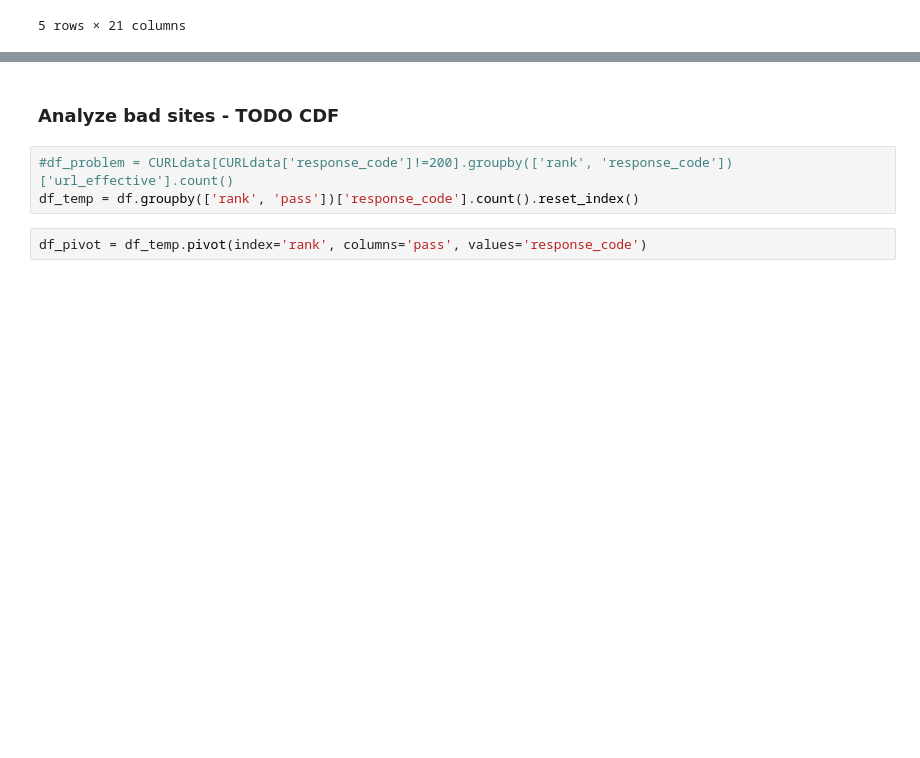
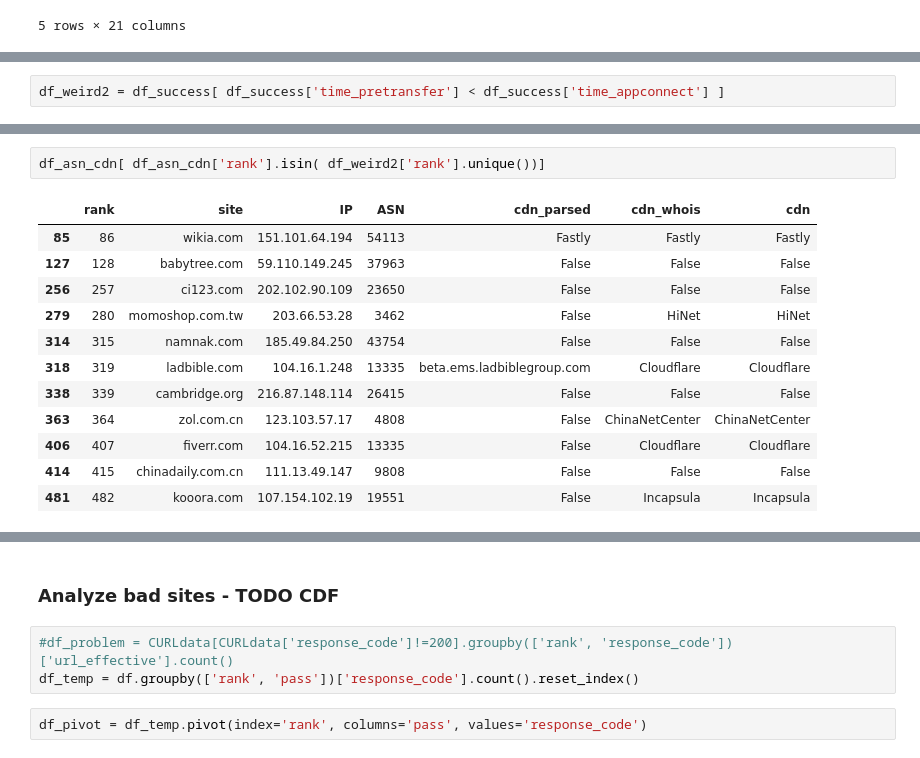
Before and after one commit to shahifaqeer/cdn-analysis, a Jupyter notebook: PageDownloadTimingAnalysis.ipynb, the cells around one changed output, grey strips where cells are left out. Saved outputs shown, nothing was run; the diff lists cells and outputs as text; blank space fills up the shorter version.

```diff
--- a/PageDownloadTimingAnalysis.ipynb
+++ b/PageDownloadTimingAnalysis.ipynb
@@ -232,0 +372,2 @@ df.head()
+# %%
+df_weird2 = df_success[ df_success['time_pretransfer'] < df_success['time_appconnect'] ]
@@ -232,0 +415,15 @@ df.head()
+# %%
+df_asn_cdn[ df_asn_cdn['rank'].isin( df_weird2['rank'].unique())]
+# %% [output]
+|  | rank | site | IP | ASN | cdn_parsed | cdn_whois | cdn |
+| 85 | 86 | wikia.com | 151.101.64.194 | 54113 | Fastly | Fastly | Fastly |
+| 127 | 128 | babytree.com | 59.110.149.245 | 37963 | False | False | False |
+| 256 | 257 | ci123.com | 202.102.90.109 | 23650 | False | False | False |
+| 279 | 280 | momoshop.com.tw | 203.66.53.28 | 3462 | False | HiNet | HiNet |
+| 314 | 315 | namnak.com | 185.49.84.250 | 43754 | False | False | False |
+| 318 | 319 | ladbible.com | 104.16.1.248 | 13335 | beta.ems.ladbiblegroup.com | Cloudflare | Cloudflare |
+| 338 | 339 | cambridge.org | 216.87.148.114 | 26415 | False | False | False |
+| 363 | 364 | zol.com.cn | 123.103.57.17 | 4808 | False | ChinaNetCenter | ChinaNetCenter |
+| 406 | 407 | fiverr.com | 104.16.52.215 | 13335 | False | Cloudflare | Cloudflare |
+| 414 | 415 | chinadaily.com.cn | 111.13.49.147 | 9808 | False | False | False |
+| 481 | 482 | kooora.com | 107.154.102.19 | 19551 | False | Incapsula | Incapsula |
```
Also changed, not shown: parts of 47 cells of this notebook, 3 other files.
